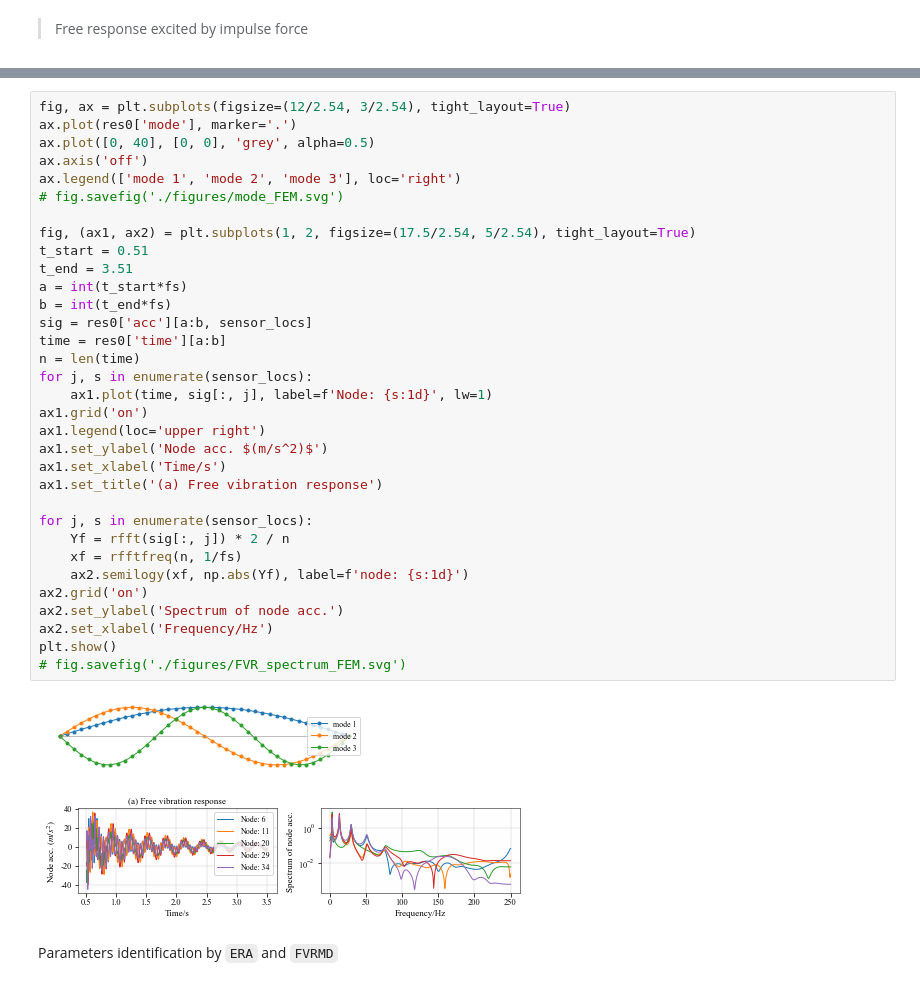
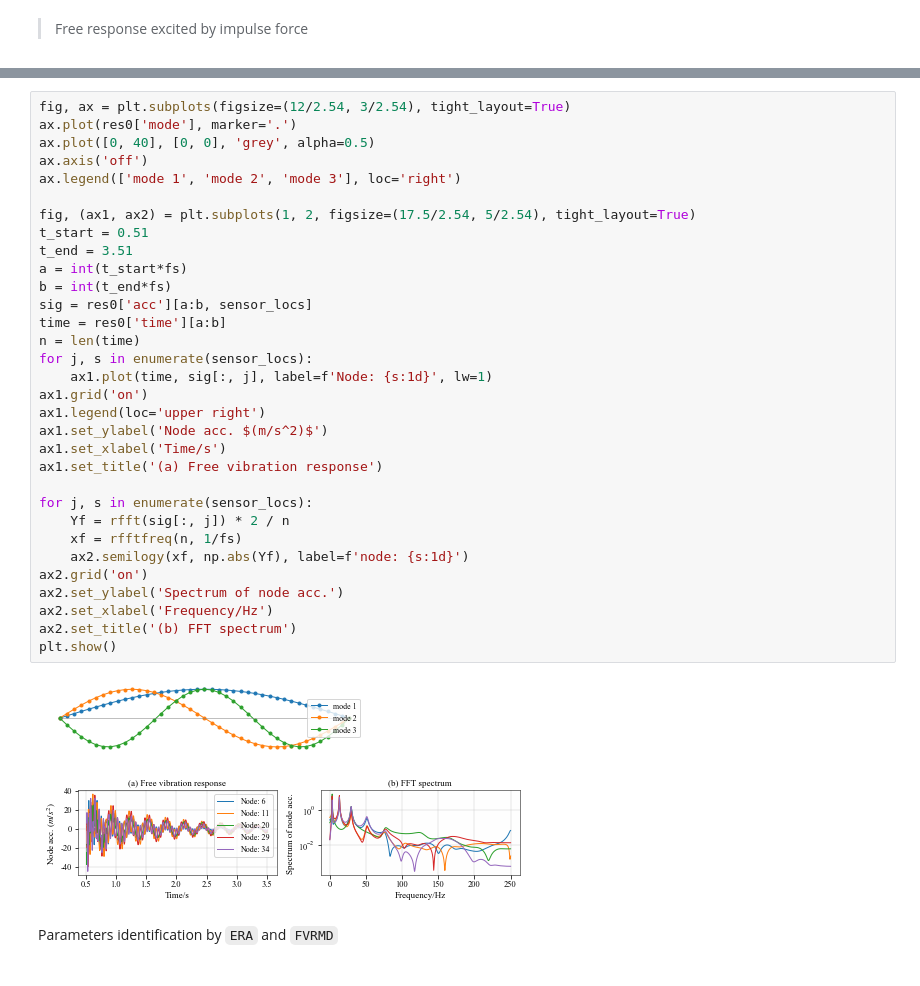
Before and after one commit to yu-xw/FVRMD-based-DMPI, a Jupyter notebook: test.ipynb, the cells around one changed output, grey strips where cells are left out. Saved outputs shown, nothing was run; the diff lists cells and outputs as text.

```diff
--- a/test.ipynb
+++ b/test.ipynb
@@ -138,36 +132,35 @@ ax.plot(res0['mode'], marker='.')
 ax.plot([0, 40], [0, 0], 'grey', alpha=0.5)
 ax.axis('off')
 ax.legend(['mode 1', 'mode 2', 'mode 3'], loc='right')
-# fig.savefig('./figures/mode_FEM.svg')
 
 fig, (ax1, ax2) = plt.subplots(1, 2, figsize=(17.5/2.54, 5/2.54), tight_layout=True)
 t_start = 0.51
 t_end = 3.51
 a = int(t_start*fs)
 b = int(t_end*fs)
 sig = res0['acc'][a:b, sensor_locs]
 time = res0['time'][a:b]
 n = len(time)
 for j, s in enumerate(sensor_locs):
     ax1.plot(time, sig[:, j], label=f'Node: {s:1d}', lw=1)
 ax1.grid('on')
 ax1.legend(loc='upper right')
 ax1.set_ylabel('Node acc. $(m/s^2)$')
 ax1.set_xlabel('Time/s')
 ax1.set_title('(a) Free vibration response')
 
 for j, s in enumerate(sensor_locs):
     Yf = rfft(sig[:, j]) * 2 / n
     xf = rfftfreq(n, 1/fs)
     ax2.semilogy(xf, np.abs(Yf), label=f'node: {s:1d}')
 ax2.grid('on')
 ax2.set_ylabel('Spectrum of node acc.')
 ax2.set_xlabel('Frequency/Hz')
+ax2.set_title('(b) FFT spectrum')
 plt.show()
-# fig.savefig('./figures/FVR_spectrum_FEM.svg')
 # %% [output]
 [figure]
-[figure, old version]
+[figure, new version]
 # %% [markdown]
 Parameters identification by `ERA` and `FVRMD`
 # %%
```
Also changed, not shown: parts of 3 cells of this notebook.
